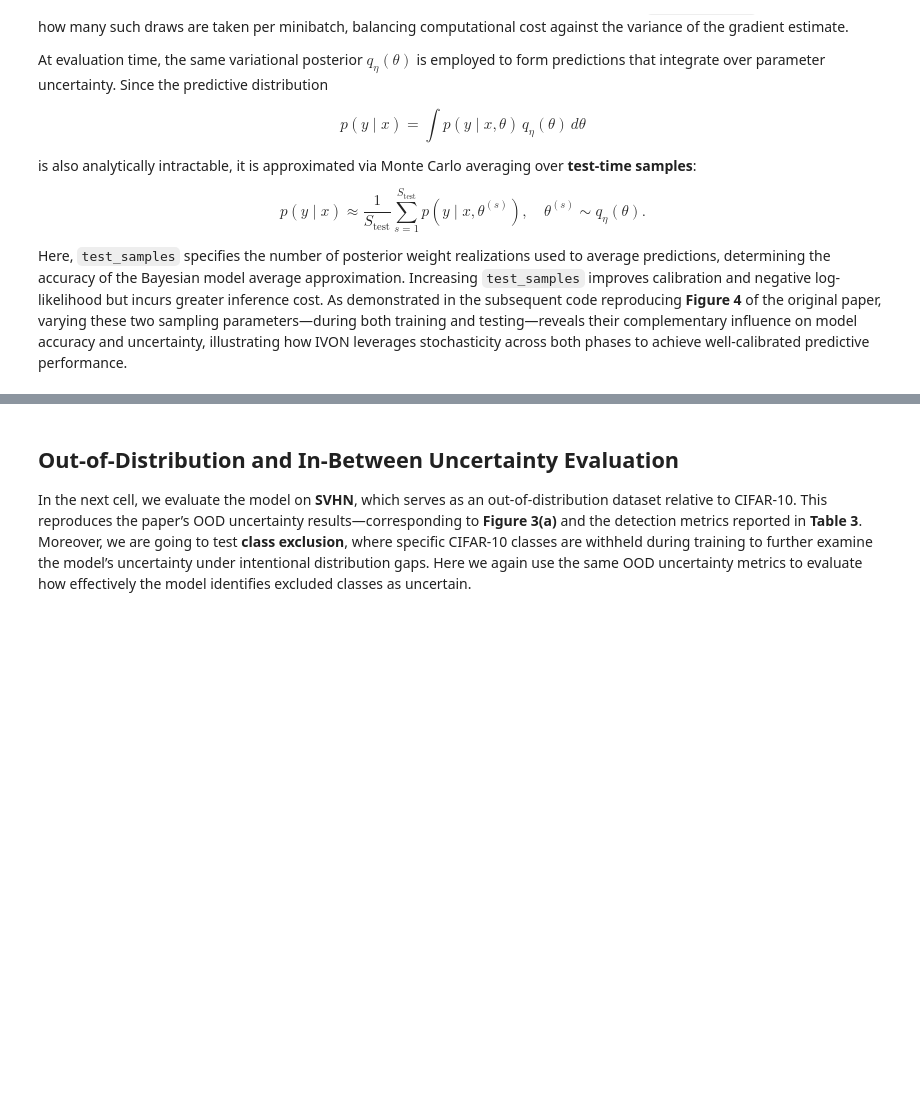
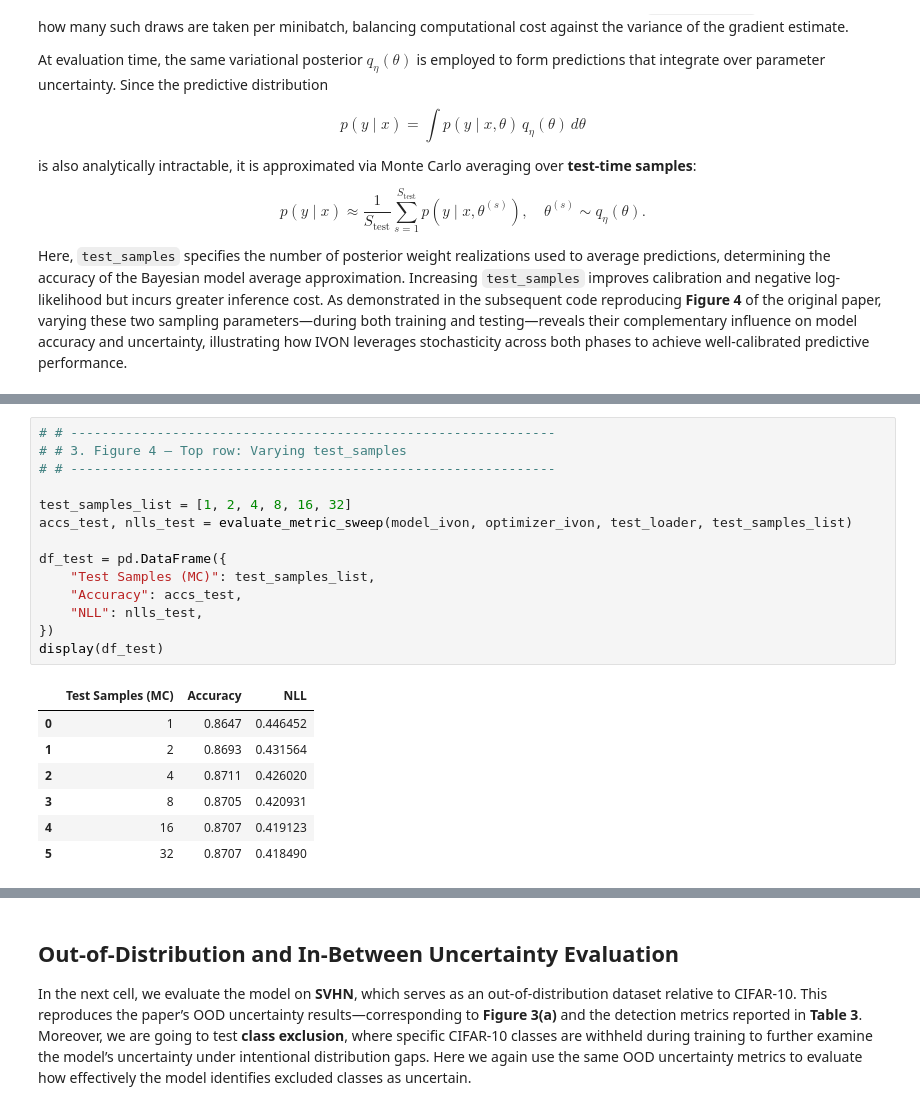
Before and after one commit to pontusherzen/IVON, a Jupyter notebook: ID&OOD_uncertainty_eval_1.ipynb, the cells around one changed output, grey strips where cells are left out. Drawn from its saved outputs; the diff is of its cells as text; blank space fills up the shorter version.

```diff
--- a/ID&OOD_uncertainty_eval_1.ipynb
+++ b/ID&OOD_uncertainty_eval_1.ipynb
@@ -921,0 +1128,22 @@ for s in train_samples_list:
+# %%
+# # --------------------------------------------------------------
+# # 3. Figure 4 — Top row: Varying test_samples
+# # --------------------------------------------------------------
+
+test_samples_list = [1, 2, 4, 8, 16, 32]
+accs_test, nlls_test = evaluate_metric_sweep(model_ivon, optimizer_ivon, test_loader, test_samples_list)
+
+df_test = pd.DataFrame({
+    "Test Samples (MC)": test_samples_list,
+    "Accuracy": accs_test,
+    "NLL": nlls_test,
+})
+display(df_test)
+# %% [output]
+|  | Test Samples (MC) | Accuracy | NLL |
+| 0 | 1 | 0.8647 | 0.446452 |
+| 1 | 2 | 0.8693 | 0.431564 |
+| 2 | 4 | 0.8711 | 0.426020 |
+| 3 | 8 | 0.8705 | 0.420931 |
+| 4 | 16 | 0.8707 | 0.419123 |
+| 5 | 32 | 0.8707 | 0.418490 |
```
Also changed, not shown: parts of 30 cells of this notebook, 2 other files.
